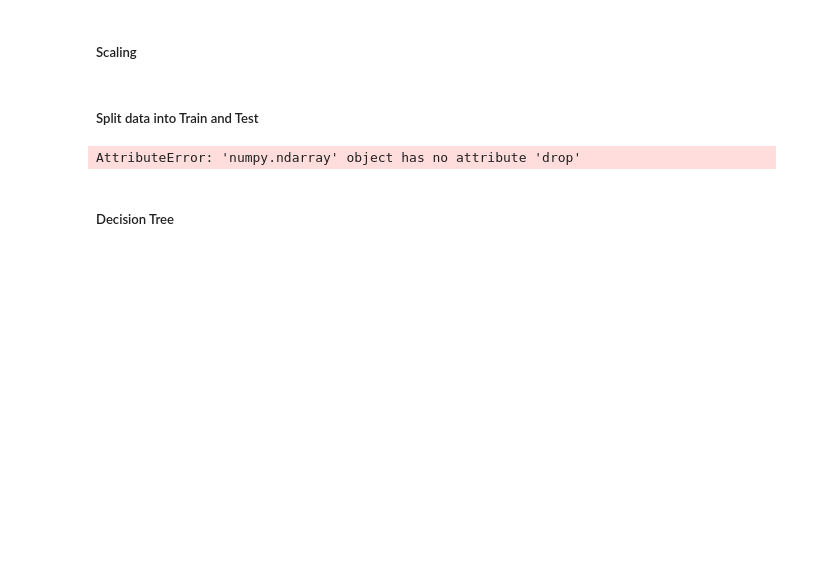
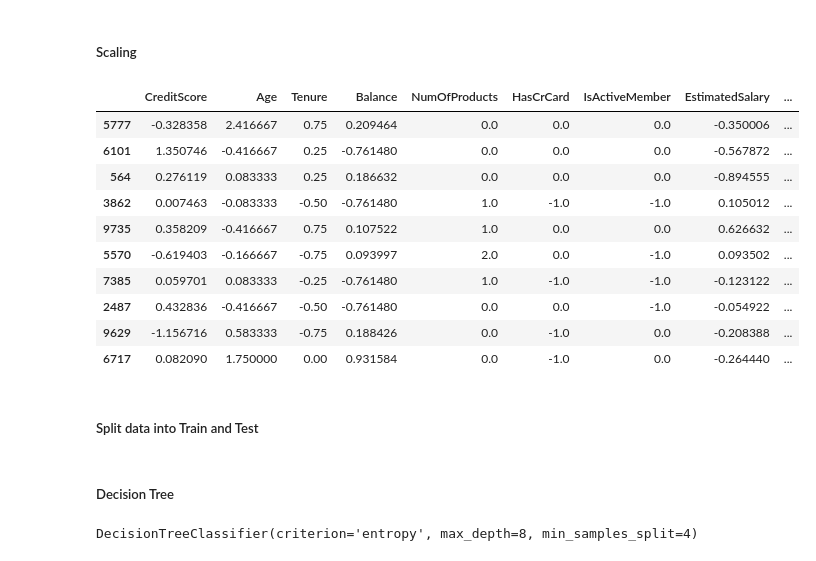
Before and after one commit to AmirrezaMadadi/Customer-Churn-Prediction, a Jupyter notebook: customer_churn_prediction.ipynb, the cells around one changed output. Saved outputs shown, nothing was run; the diff lists cells and outputs as text; code cells hidden in the pictures; blank space fills up the shorter version.

```diff
--- a/customer_churn_prediction.ipynb
+++ b/customer_churn_prediction.ipynb
@@ -151,11 +167,25 @@ plt.show()
 # %% [markdown]
 ##### Scaling
 # %%
+columns = data.columns
 robust_scaler = RobustScaler().fit(data)
-data = robust_scaler.transform(data)
+data = pd.DataFrame(robust_scaler.transform(data), columns=columns)
+# %%
+data.sample(10)
+# %% [output]
+|  | CreditScore | Age | Tenure | Balance | NumOfProducts | HasCrCard | IsActiveMember | EstimatedSalary | ... |
+| 5777 | -0.328358 | 2.416667 | 0.75 | 0.209464 | 0.0 | 0.0 | 0.0 | -0.350006 | ... |
+| 6101 | 1.350746 | -0.416667 | 0.25 | -0.761480 | 0.0 | 0.0 | 0.0 | -0.567872 | ... |
+| 564 | 0.276119 | 0.083333 | 0.25 | 0.186632 | 0.0 | 0.0 | 0.0 | -0.894555 | ... |
+| 3862 | 0.007463 | -0.083333 | -0.50 | -0.761480 | 1.0 | -1.0 | -1.0 | 0.105012 | ... |
+| 9735 | 0.358209 | -0.416667 | 0.75 | 0.107522 | 1.0 | 0.0 | 0.0 | 0.626632 | ... |
+| 5570 | -0.619403 | -0.166667 | -0.75 | 0.093997 | 2.0 | 0.0 | -1.0 | 0.093502 | ... |
+| 7385 | 0.059701 | 0.083333 | -0.25 | -0.761480 | 1.0 | -1.0 | -1.0 | -0.123122 | ... |
+| 2487 | 0.432836 | -0.416667 | -0.50 | -0.761480 | 0.0 | 0.0 | -1.0 | -0.054922 | ... |
+| 9629 | -1.156716 | 0.583333 | -0.75 | 0.188426 | 0.0 | -1.0 | 0.0 | -0.208388 | ... |
+| 6717 | 0.082090 | 1.750000 | 0.00 | 0.931584 | 0.0 | -1.0 | 0.0 | -0.264440 | ... |
 # %% [markdown]
 ##### Split data into Train and Test
 # %%
 X = data.drop(['Exited'], axis=1)
+y = data['Exited']
-# %% [output]
-AttributeError: 'numpy.ndarray' object has no attribute 'drop'
@@ -162,4 +194,8 @@ AttributeError: 'numpy.ndarray' object has no attribute 'drop'
 # %% [markdown]
 ##### Decision Tree
 # %%
-dt_model = DecisionTreeClassifier(criterion='entropy', splitter='best', max_depth=None, min_samples_split=2, min_samples_leaf=1, max_features=None, random_state=None)
+dt_model = DecisionTreeClassifier(criterion='entropy', splitter='best', max_depth=8, min_samples_split=4, min_samples_leaf=1, max_features=None, random_state=None)
+
+dt_model.fit(X_train, y_train)
+# %% [output]
+DecisionTreeClassifier(criterion='entropy', max_depth=8, min_samples_split=4)
```
Also changed, not shown: parts of 12 cells of this notebook.
